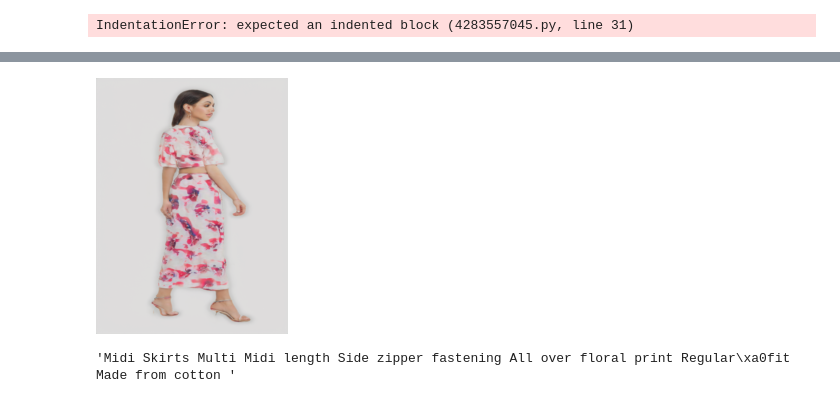
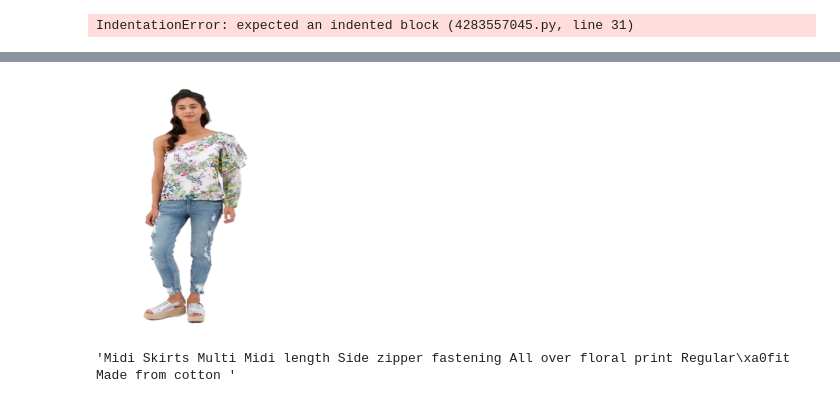
Before and after one commit to leventkaracan/dicomogan, a Jupyter notebook: pytorch_lightning.ipynb, the cells around one changed output, grey strips where cells are left out. Drawn from its saved outputs; the diff is of its cells as text; code cells hidden in the pictures.

```diff
--- a/pytorch_lightning.ipynb
+++ b/pytorch_lightning.ipynb
@@ -369,4 +369,4 @@ for epoch in range(epoch_no, args.num_epochs):
             g['lr'] = vae_enc_lr
 # %%
 from omegaconf import OmegaConf
-conf = OmegaConf.load('configs/base_newmodel.yaml')
+conf = OmegaConf.load('configs/tmp_dicomo.yaml')
@@ -386,8 +384,8 @@ loader = DataLoader(train_data, batch_size=3)
 # %%
-data = train_data.__getitem__(2 * 250 * 3 + 0)
-to_PIL(data['img'][1] * 2 - 1)
+data = train_data.__getitem__(1 * 250 * 5 + 1)
+to_PIL(data['real_img'][2] * 2 - 1)
 # %% [output]
-[figure, old version]
+[figure, new version]
 # %%
 data['raw_desc']
 # %% [output]
```
Also changed, not shown: parts of 23 cells of this notebook, 7 other files.
